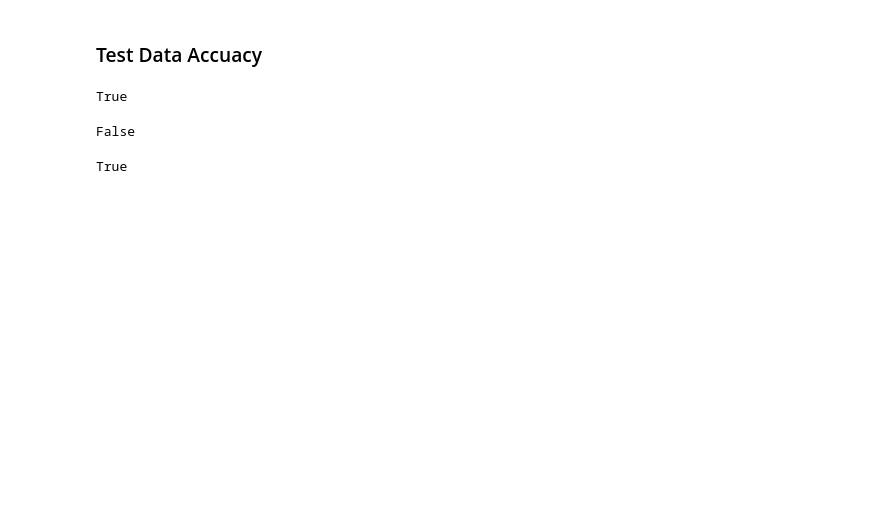
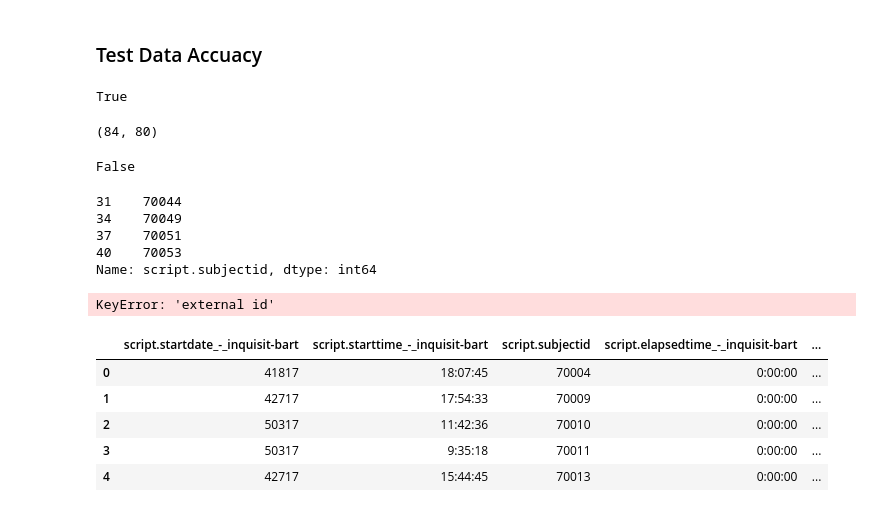
Before and after one commit to wraikes/partnership, a Jupyter notebook: Inquisit_Data_Merge.ipynb, the cells around one changed output. Saved outputs shown, nothing was run; the diff lists cells and outputs as text; code cells hidden in the pictures; blank space fills up the shorter version.

```diff
--- a/Inquisit_Data_Merge.ipynb
+++ b/Inquisit_Data_Merge.ipynb
@@ -10,8 +10,8 @@ inquisit = '/home/wraikes/Dropbox/partnership/DMTBilly data - Copy/Inquisit Data
 # %%
 os.chdir(inquisit)
 
-bart = pd.read_csv('BART_Merged_8.8.17.csv')
-delay = pd.read_csv('DelayDiscounting_Merged_8.8.17.csv')
-gonogo = pd.read_csv('GoNoGo_Merged_8.8.17.csv')
+bart = pd.read_csv('BART_Merged_8.31.17.csv')
+delay = pd.read_csv('DelayDiscounting_Merged_8.31.17.csv')
+gonogo = pd.read_csv('GoNoGo_Merged_8.31.17.csv')
 
 dfs = [bart, delay, gonogo]
@@ -63,15 +71,36 @@ True
 ################!!!!!!!!!!!!!!!!!!!!!!!!!!!!!!!!!!!!!!!!!!!!!!!!!!!!!!!!!!!!!!!!!!!
 #Need to include test here
 ################!!!!!!!!!!!!!!!!!!!!!!!!!!!!!!!!!!!!!!!!!!!!!!!!!!!!!!!!!!!!!!!!!!!
-test_shape = max([x.shape[0] for x in dfs]), sum([x.shape[1] for x in dfs]) - 2
-inquisit_merge.shape == test_shape
+#test_shape = max([x.shape[0] for x in dfs]), sum([x.shape[1] for x in dfs]) - 2
+inquisit_merge.shape
 # %% [output]
-False
+(84, 80)
 # %%
 #Check for duplicate internalId's
 len(inquisit_merge['script.subjectid']) == len(inquisit_merge['script.subjectid'].unique())
 # %% [output]
-True
+False
+# %%
+inquisit_merge['script.subjectid'][inquisit_merge['script.subjectid'].duplicated()]
+# %% [output]
+31    70044
+34    70049
+37    70051
+40    70053
+Name: script.subjectid, dtype: int64
+# %%
+inquisit_merge['external id'][inquisit_merge['external id'].duplicated()]
+# %% [output]
+KeyError: 'external id'
+# %%
+inquisit_merge.head()
+# %% [output]
+|  | script.startdate_-_inquisit-bart | script.starttime_-_inquisit-bart | script.subjectid | script.elapsedtime_-_inquisit-bart | ... |
+| 0 | 41817 | 18:07:45 | 70004 | 0:00:00 | ... |
+| 1 | 42717 | 17:54:33 | 70009 | 0:00:00 | ... |
+| 2 | 50317 | 11:42:36 | 70010 | 0:00:00 | ... |
+| 3 | 50317 | 9:35:18 | 70011 | 0:00:00 | ... |
+| 4 | 42717 | 15:44:45 | 70013 | 0:00:00 | ... |
 # %%
 os.chdir('/home/wraikes/Programming/Partnership/dmt/merged_data/')
 inquisit_merge.to_csv('FINAL_INQUISIT.csv')
```
Also changed, not shown: parts of 3 cells of this notebook, 3 other files.
